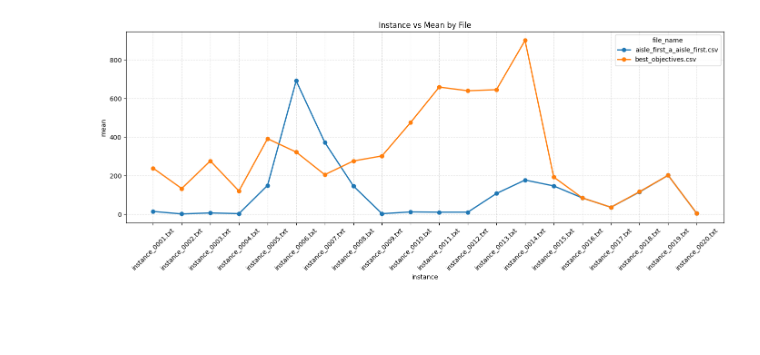
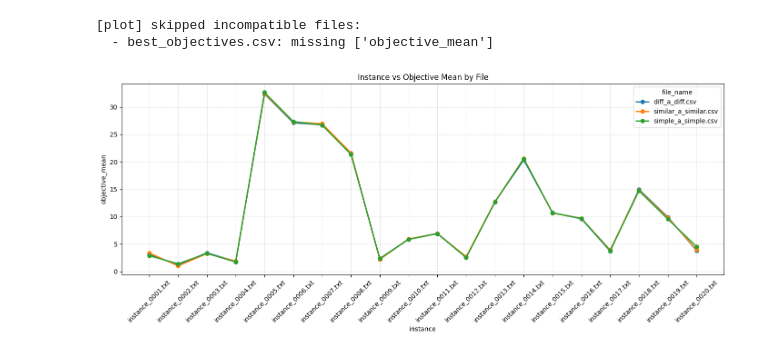
Before and after one commit to tinicius/challenge-sbpo-2025, a Jupyter notebook: src/compare.ipynb, the cells around one changed output. Drawn from its saved outputs; the diff is of its cells as text; code cells hidden in the pictures; blank space fills up the shorter version.

```diff
--- a/src/compare.ipynb
+++ b/src/compare.ipynb
@@ -88,48 +140,65 @@ from pathlib import Path
 import pandas as pd
 import matplotlib.pyplot as plt
 
-folder = Path("../objectives")
+folder = Path("../objectives_output")
 csv_files = sorted(folder.glob("*.csv"))
 if not csv_files:
     raise FileNotFoundError(f"No CSV files found in {folder.resolve()}")
 
 frames = []
+skipped_files = []
+
 for path in csv_files:
     df = pd.read_csv(path)
-    missing = [column for column in ["instance", "mean"] if column not in df.columns]
+    missing = [column for column in ["instance", "objective_mean"] if column not in df.columns]
     if missing:
-        raise ValueError(f"{path.name} is missing expected columns: {missing}")
+        skipped_files.append((path.name, missing))
+        continue
 
-    line_data = df[["instance", "mean"]].copy()
+    line_data = df[["instance", "objective_mean"]].copy()
     line_data["file_name"] = path.name
     line_data["instance_order"] = (
         line_data["instance"].str.extract(r"(\d+)", expand=False).fillna("0").astype(int)
     )
     frames.append(line_data)
 
+if not frames:
+    raise ValueError("No compatible CSV files found with columns ['instance', 'objective_mean']")
+
+if skipped_files:
+    print("[plot] skipped incompatible files:")
+    for file_name, missing in skipped_files:
+        print(f"  - {file_name}: missing {missing}")
+
 line_table = pd.concat(frames, ignore_index=True)
 
 # Ensure one point per file+instance by aggregating duplicate rows.
 line_table = (
-    line_table.groupby(["file_name", "instance", "instance_order"], as_index=False)["mean"]
+    line_table.groupby(["file_name", "instance", "instance_order"], as_index=False)["objective_mean"]
     .mean()
     .sort_values(["file_name", "instance_order", "instance"])
     .reset_index(drop=True)
 )
 
-# display(line_table[["file_name", "instance", "mean"]].head())
-
 fig, ax = plt.subplots(figsize=(14, 6))
 for file_name, group in line_table.groupby("file_name", sort=False):
-    ax.plot(group["instance"], group["mean"], marker="o", linewidth=2, label=file_name)
+    ax.plot(
+        group["instance"],
+        group["objective_mean"],
+        marker="o",
+        linewidth=2,
+        label=file_name,
+    )
 
-ax.set_title("Instance vs Mean by File")
+ax.set_title("Instance vs Objective Mean by File")
 ax.set_xlabel("instance")
-ax.set_ylabel("mean")
+ax.set_ylabel("objective_mean")
 ax.tick_params(axis="x", rotation=45)
 ax.grid(True, linestyle="--", alpha=0.4)
 ax.legend(title="file_name")
 plt.tight_layout()
 plt.show()
 # %% [output]
+[plot] skipped incompatible files:
+  - best_objectives.csv: missing ['objective_mean']
-[figure, old version]
+[figure, new version]
```
Also changed, not shown: parts of 1 cell of this notebook, 2 other files.
